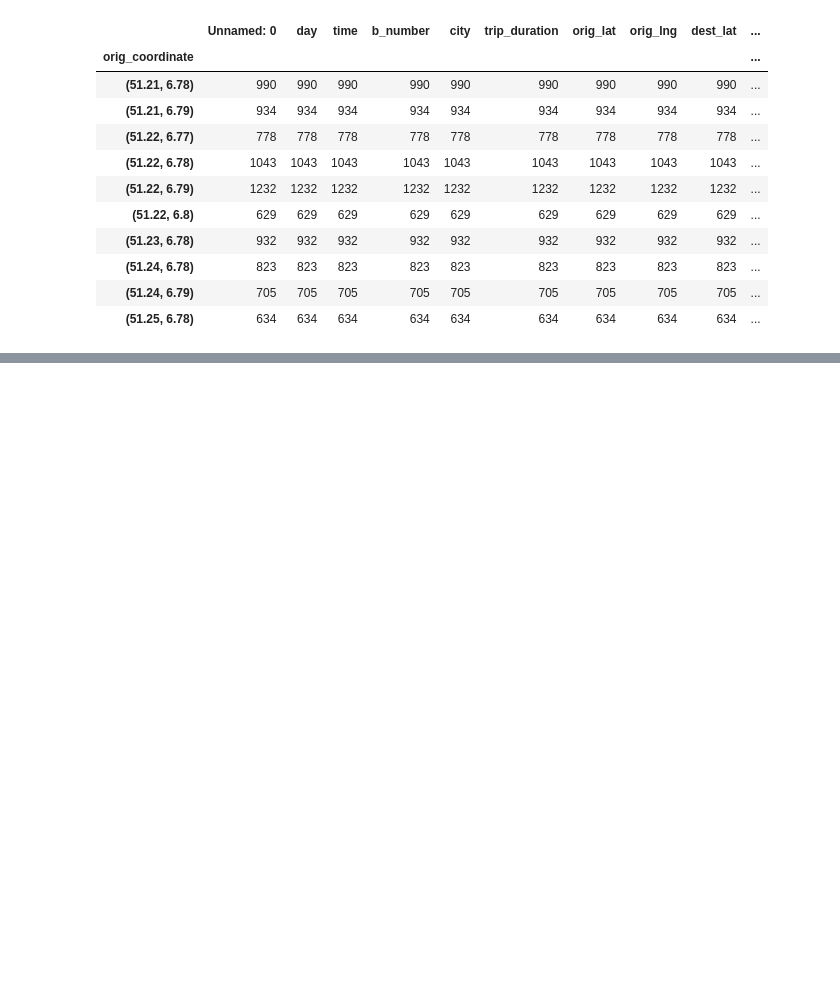
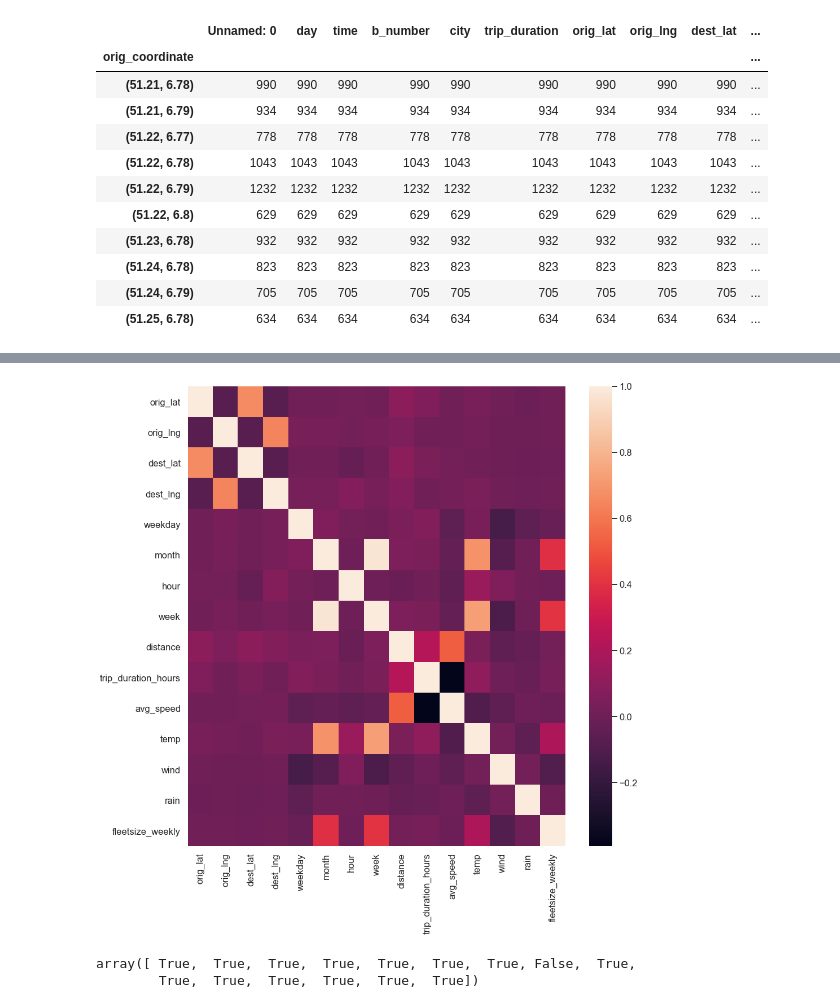
Before and after one commit to Polifka/eagle_gang, a Jupyter notebook: Experimental Notebook.ipynb, the cells around one changed output, grey strips where cells are left out. Saved outputs shown, nothing was run; the diff lists cells and outputs as text; code cells hidden in the pictures; blank space fills up the shorter version.

```diff
--- a/Experimental Notebook.ipynb
+++ b/Experimental Notebook.ipynb
@@ -338,0 +325,4 @@ dtype: int64
+# %%
+Test = read_data("bremen")
+Test2 = Test.drop(["Unnamed: 0","b_number","day","datetime_start","datetime_end","city","fleetsize_monthly","fleetsize_dayly","time","rounded_time_hourly","trip_duration"], axis=1)
+Test2
@@ -338,0 +343,6 @@ dtype: int64
+# %%
+plt.subplots(figsize=(15,15))
+corr = Test2.corr()
+sns.heatmap(corr)
+corr
+# %% [output]
@@ -338,0 +365,14 @@ dtype: int64
+[figure, added]
+# %%
+columns = np.full((corr.shape[0],), True, dtype=bool)
+for i in range(corr.shape[0]):
+    for j in range(i+1, corr.shape[0]):
+        if corr.iloc[i,j] >= 0.9:
+            if columns[j]:
+                columns[j] = False
+selected_columns = Test2.columns[columns]
+Test2 = Test2[selected_columns]
+columns
+# %% [output]
+array([ True,  True,  True,  True,  True,  True,  True, False,  True,
+        True,  True,  True,  True,  True,  True])
```
Also changed, not shown: parts of 13 cells of this notebook, 1 other file.
